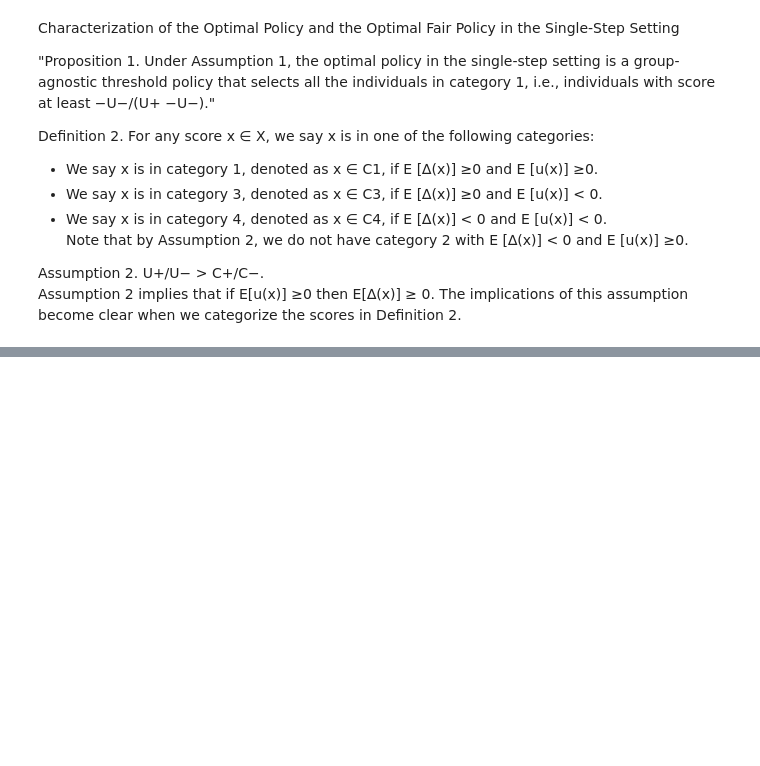
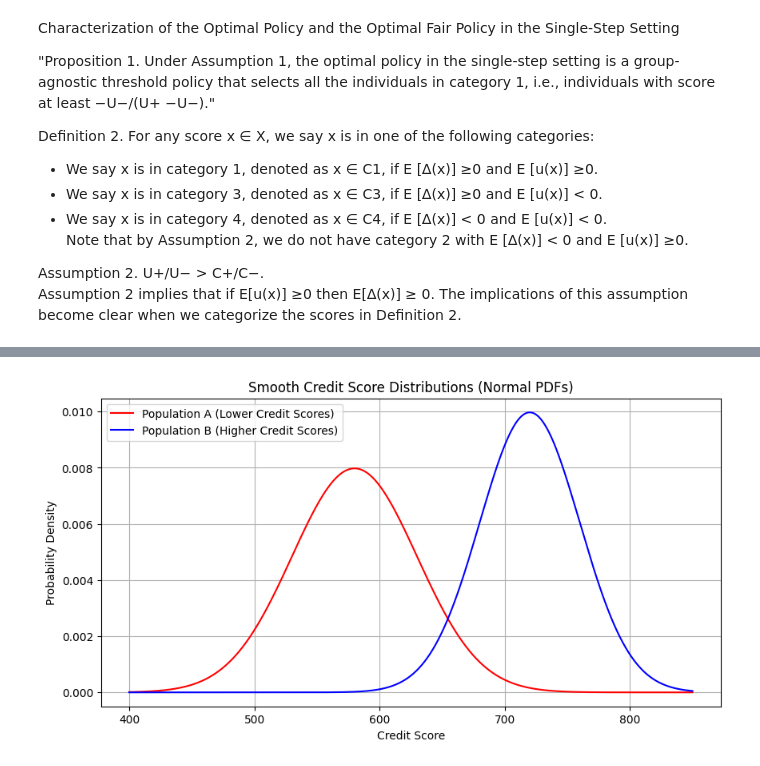
Before and after one commit to joeljins/RoAR, a Jupyter notebook: fairness.ipynb, the cells around one changed output, grey strips where cells are left out. Cells and saved outputs as stored; diff of their text form; code cells hidden in the pictures; blank space fills up the shorter version.

```diff
--- a/fairness.ipynb
+++ b/fairness.ipynb
@@ -72,0 +180,28 @@ def fair_opt_step(A, B, u_plus, u_minus, c_plus, c_minus, alpha):
+# %%
+import numpy as np
+import matplotlib.pyplot as plt
+from scipy.stats import norm
+
+# Parameters
+mean_a, std_a = 580, 50
+mean_b, std_b = 720, 40
+
+# X range for plotting
+x = np.linspace(400, 850, 1000)
+
+# Theoretical PDFs
+pdf_a = norm.pdf(x, mean_a, std_a)
+pdf_b = norm.pdf(x, mean_b, std_b)
+
+# Plot
+plt.figure(figsize=(10, 5))
+plt.plot(x, pdf_a, label='Population A (Lower Credit Scores)', color='red')
+plt.plot(x, pdf_b, label='Population B (Higher Credit Scores)', color='blue')
+plt.title("Smooth Credit Score Distributions (Normal PDFs)")
+plt.xlabel("Credit Score")
+plt.ylabel("Probability Density")
+plt.legend()
+plt.grid(True)
+plt.show()
+# %% [output]
+[figure, added]
```
Also changed, not shown: parts of 3 cells of this notebook.
